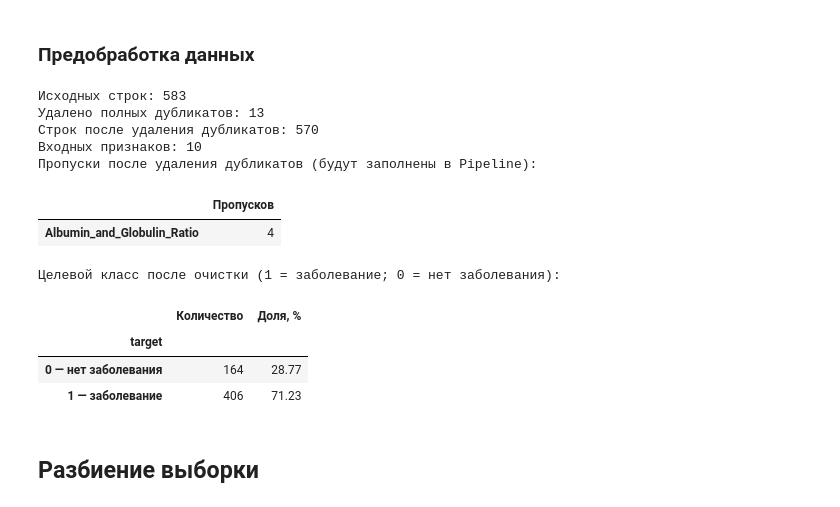
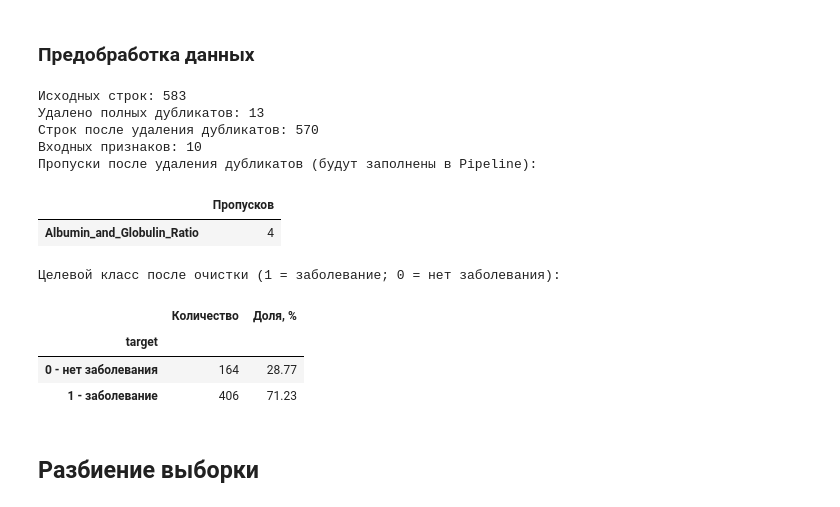
Before and after one commit to violllin/lab2_classification, a Jupyter notebook: lab2.ipynb, the cells around one changed output. Saved outputs shown, nothing was run; the diff lists cells and outputs as text; code cells hidden in the pictures.

```diff
--- a/lab2.ipynb
+++ b/lab2.ipynb
@@ -242,36 +267,36 @@ if data['target'].isna().any():
 data = data.drop(columns='Dataset')
 
 # 3. Кодируем бинарный признак пола: Male=1, Female=0.
 unknown_gender = set(data['Gender'].dropna().unique()) - {'Male', 'Female'}
 if unknown_gender:
     raise ValueError(f'Неизвестные значения Gender: {unknown_gender}')
 data['Gender'] = data['Gender'].map({'Female': 0, 'Male': 1}).astype(float)
 
 X = data.drop(columns='target')
 y = data['target'].astype(int)
 
 print(f'Исходных строк: {n_before}')
 print(f'Удалено полных дубликатов: {removed_duplicates}')
 print(f'Строк после удаления дубликатов: {len(data)}')
 print(f'Входных признаков: {X.shape[1]}')
 print('Пропуски после удаления дубликатов (будут заполнены в Pipeline):')
 display(X.isna().sum().rename('Пропусков').to_frame().query('Пропусков > 0'))
 print('Целевой класс после очистки (1 = заболевание; 0 = нет заболевания):')
 class_counts = y.value_counts().sort_index()
-display(pd.DataFrame({'Количество': class_counts, 'Доля, %': (100*class_counts/len(y)).round(2)}).rename(index={0:'0 — нет заболевания', 1:'1 — заболевание'}))
+display(pd.DataFrame({'Количество': class_counts, 'Доля, %': (100*class_counts/len(y)).round(2)}).rename(index={0:'0 - нет заболевания', 1:'1 - заболевание'}))
 # %% [output]
 Исходных строк: 583
 Удалено полных дубликатов: 13
 Строк после удаления дубликатов: 570
 Входных признаков: 10
 Пропуски после удаления дубликатов (будут заполнены в Pipeline):
 |  | Пропусков |
 | Albumin_and_Globulin_Ratio | 4 |
 Целевой класс после очистки (1 = заболевание; 0 = нет заболевания):
 |  | Количество | Доля, % |
 | target |  |  |
-| 0 — нет заболевания | 164 | 28.77 |
-| 1 — заболевание | 406 | 71.23 |
+| 0 - нет заболевания | 164 | 28.77 |
+| 1 - заболевание | 406 | 71.23 |
 # %% [markdown]
 ## Разбиение выборки
 # %%
```
Also changed, not shown: parts of 27 cells of this notebook.
